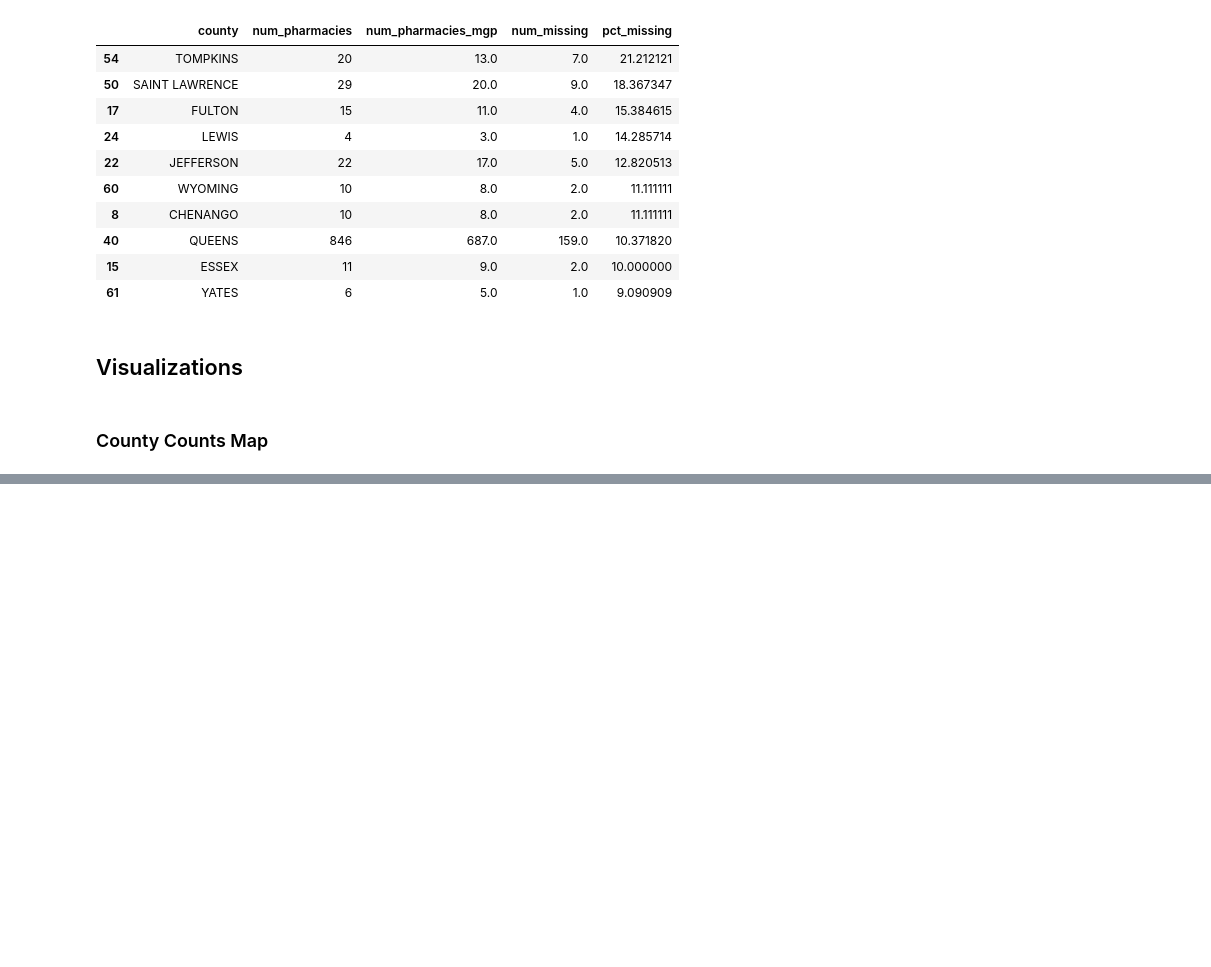
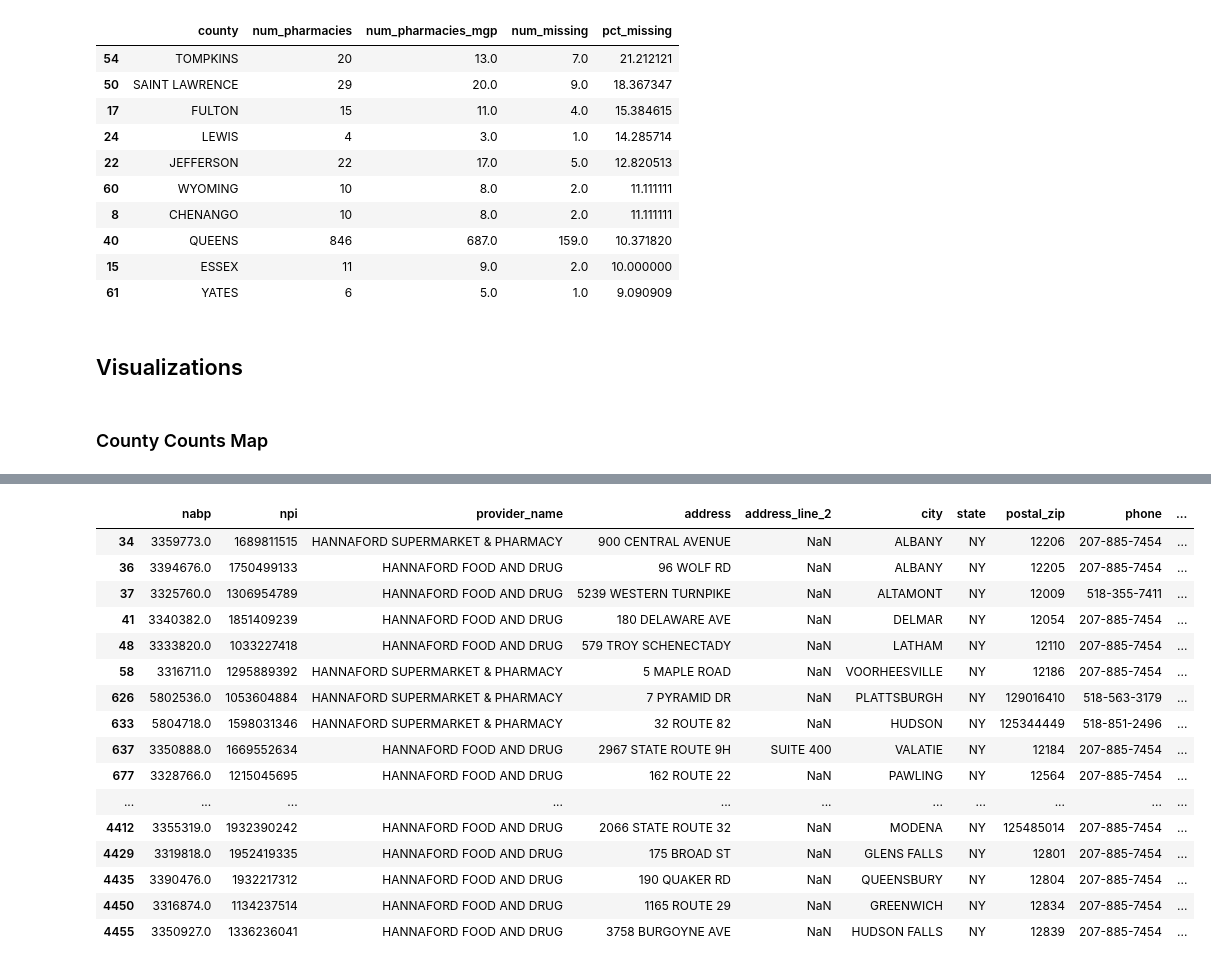
Before and after one commit to juliaingram/ny-pharmacy-access, a Jupyter notebook: ny-pharmacy-access.ipynb, the cells around one changed output, grey strips where cells are left out. Drawn from its saved outputs; the diff is of its cells as text; code cells hidden in the pictures; blank space fills up the shorter version.

```diff
--- a/ny-pharmacy-access.ipynb
+++ b/ny-pharmacy-access.ipynb
@@ -359,0 +356,4 @@ county_counts.to_csv('viz-data/county_counts_all.csv')
+# %%
+#checking biggest chains
+pharmacies['name_short'] = ''
+pharmacies.name_short = pharmacies.apply(lambda x:re.search(r"(\S+)\b", x.provider_name).group(0), axis=1)
@@ -359,0 +380,20 @@ county_counts.to_csv('viz-data/county_counts_all.csv')
+# %%
+pharmacies.query("name_short=='HANNAFORD'")
+# %% [output]
+|  | nabp | npi | provider_name | address | address_line_2 | city | state | postal_zip | phone | ... |
+| 34 | 3359773.0 | 1689811515 | HANNAFORD SUPERMARKET & PHARMACY | 900 CENTRAL AVENUE | NaN | ALBANY | NY | 12206 | 207-885-7454 | ... |
+| 36 | 3394676.0 | 1750499133 | HANNAFORD FOOD AND DRUG | 96 WOLF RD | NaN | ALBANY | NY | 12205 | 207-885-7454 | ... |
+| 37 | 3325760.0 | 1306954789 | HANNAFORD FOOD AND DRUG | 5239 WESTERN TURNPIKE | NaN | ALTAMONT | NY | 12009 | 518-355-7411 | ... |
+| 41 | 3340382.0 | 1851409239 | HANNAFORD FOOD AND DRUG | 180 DELAWARE AVE | NaN | DELMAR | NY | 12054 | 207-885-7454 | ... |
+| 48 | 3333820.0 | 1033227418 | HANNAFORD FOOD AND DRUG | 579 TROY SCHENECTADY | NaN | LATHAM | NY | 12110 | 207-885-7454 | ... |
+| 58 | 3316711.0 | 1295889392 | HANNAFORD SUPERMARKET & PHARMACY | 5 MAPLE ROAD | NaN | VOORHEESVILLE | NY | 12186 | 207-885-7454 | ... |
+| 626 | 5802536.0 | 1053604884 | HANNAFORD SUPERMARKET & PHARMACY | 7 PYRAMID DR | NaN | PLATTSBURGH | NY | 129016410 | 518-563-3179 | ... |
+| 633 | 5804718.0 | 1598031346 | HANNAFORD SUPERMARKET & PHARMACY | 32 ROUTE 82 | NaN | HUDSON | NY | 125344449 | 518-851-2496 | ... |
+| 637 | 3350888.0 | 1669552634 | HANNAFORD FOOD AND DRUG | 2967 STATE ROUTE 9H | SUITE 400 | VALATIE | NY | 12184 | 207-885-7454 | ... |
+| 677 | 3328766.0 | 1215045695 | HANNAFORD FOOD AND DRUG | 162 ROUTE 22 | NaN | PAWLING | NY | 12564 | 207-885-7454 | ... |
+| ... | ... | ... | ... | ... | ... | ... | ... | ... | ... | ... |
+| 4412 | 3355319.0 | 1932390242 | HANNAFORD FOOD AND DRUG | 2066 STATE ROUTE 32 | NaN | MODENA | NY | 125485014 | 207-885-7454 | ... |
+| 4429 | 3319818.0 | 1952419335 | HANNAFORD FOOD AND DRUG | 175 BROAD ST | NaN | GLENS FALLS | NY | 12801 | 207-885-7454 | ... |
+| 4435 | 3390476.0 | 1932217312 | HANNAFORD FOOD AND DRUG | 190 QUAKER RD | NaN | QUEENSBURY | NY | 12804 | 207-885-7454 | ... |
+| 4450 | 3316874.0 | 1134237514 | HANNAFORD FOOD AND DRUG | 1165 ROUTE 29 | NaN | GREENWICH | NY | 12834 | 207-885-7454 | ... |
+| 4455 | 3350927.0 | 1336236041 | HANNAFORD FOOD AND DRUG | 3758 BURGOYNE AVE | NaN | HUDSON FALLS | NY | 12839 | 207-885-7454 | ... |
```
Also changed, not shown: parts of 63 cells of this notebook, 7 other files.
